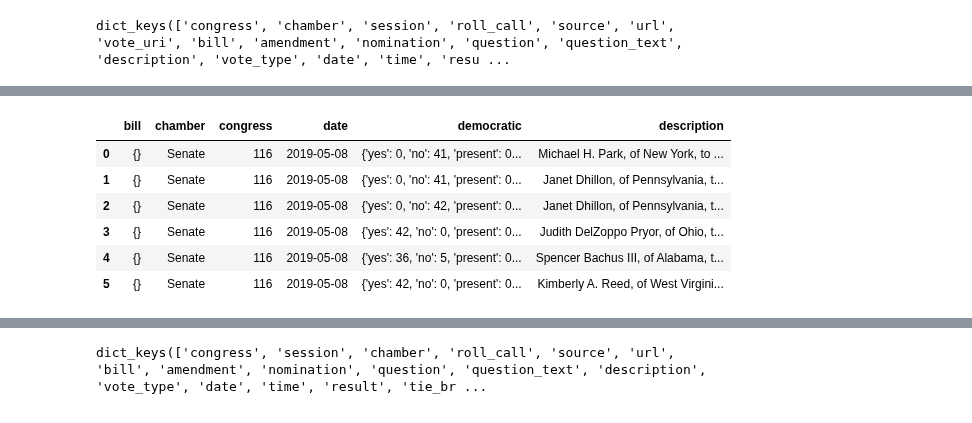
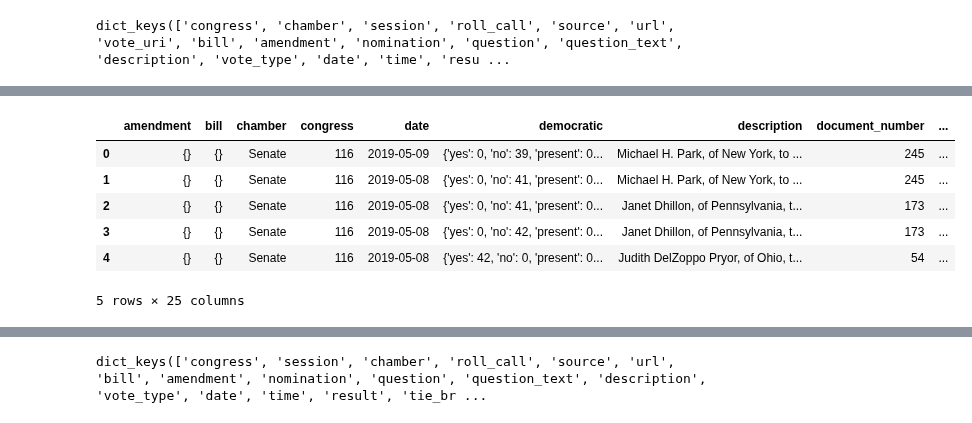
Before and after one commit to Nhorning/Congressional_Survival, a Jupyter notebook: Data Wrangling.ipynb, the cells around one changed output, grey strips where cells are left out. Saved outputs shown, nothing was run; the diff lists cells and outputs as text; code cells hidden in the pictures.

```diff
--- a/Data Wrangling.ipynb
+++ b/Data Wrangling.ipynb
@@ -137,15 +137,15 @@ Senate 116 86: Andrew Lynn Brasher, of Alabama, to be United States District Jud
 # %%
 import pandas as pd
 last_20df = pd.DataFrame(last_20_votes)
-last_20df.loc[:5,'bill':'description']
+last_20df.loc[:4,:]#'bill':'description']
 # %% [output]
-|  | bill | chamber | congress | date | democratic | description |
-| 0 | {} | Senate | 116 | 2019-05-08 | {'yes': 0, 'no': 41, 'present': 0... | Michael H. Park, of New York, to ... |
-| 1 | {} | Senate | 116 | 2019-05-08 | {'yes': 0, 'no': 41, 'present': 0... | Janet Dhillon, of Pennsylvania, t... |
-| 2 | {} | Senate | 116 | 2019-05-08 | {'yes': 0, 'no': 42, 'present': 0... | Janet Dhillon, of Pennsylvania, t... |
-| 3 | {} | Senate | 116 | 2019-05-08 | {'yes': 42, 'no': 0, 'present': 0... | Judith DelZoppo Pryor, of Ohio, t... |
-| 4 | {} | Senate | 116 | 2019-05-08 | {'yes': 36, 'no': 5, 'present': 0... | Spencer Bachus III, of Alabama, t... |
-| 5 | {} | Senate | 116 | 2019-05-08 | {'yes': 42, 'no': 0, 'present': 0... | Kimberly A. Reed, of West Virgini... |
+|  | amendment | bill | chamber | congress | date | democratic | description | document_number | ... |
+| 0 | {} | {} | Senate | 116 | 2019-05-09 | {'yes': 0, 'no': 39, 'present': 0... | Michael H. Park, of New York, to ... | 245 | ... |
+| 1 | {} | {} | Senate | 116 | 2019-05-08 | {'yes': 0, 'no': 41, 'present': 0... | Michael H. Park, of New York, to ... | 245 | ... |
+| 2 | {} | {} | Senate | 116 | 2019-05-08 | {'yes': 0, 'no': 41, 'present': 0... | Janet Dhillon, of Pennsylvania, t... | 173 | ... |
+| 3 | {} | {} | Senate | 116 | 2019-05-08 | {'yes': 0, 'no': 42, 'present': 0... | Janet Dhillon, of Pennsylvania, t... | 173 | ... |
+| 4 | {} | {} | Senate | 116 | 2019-05-08 | {'yes': 42, 'no': 0, 'present': 0... | Judith DelZoppo Pryor, of Ohio, t... | 54 | ... |
+5 rows × 25 columns
 # %%
 #use above to test get voting record for the latest bill
 congress = last_20df.loc[0,'congress']
```
Also changed, not shown: parts of 8 cells of this notebook.
